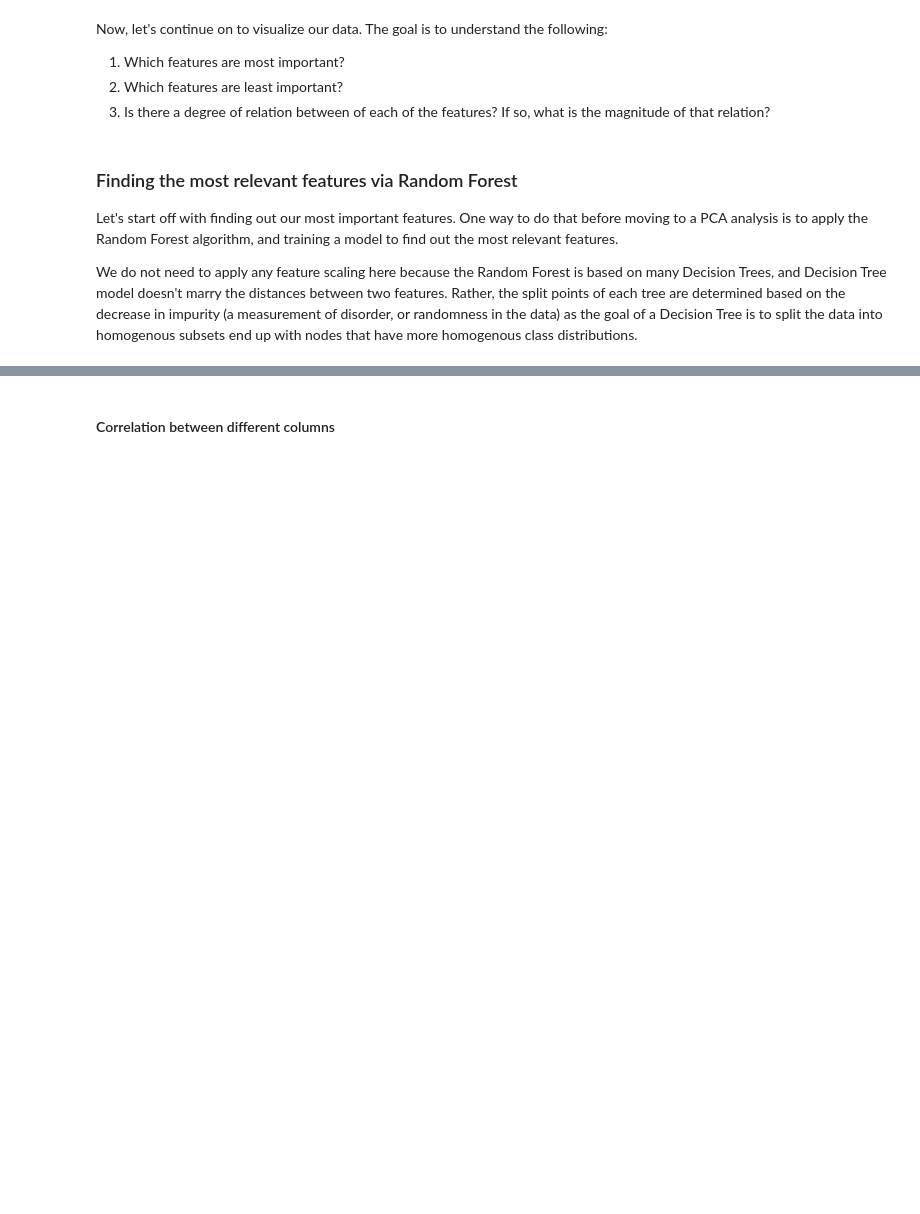
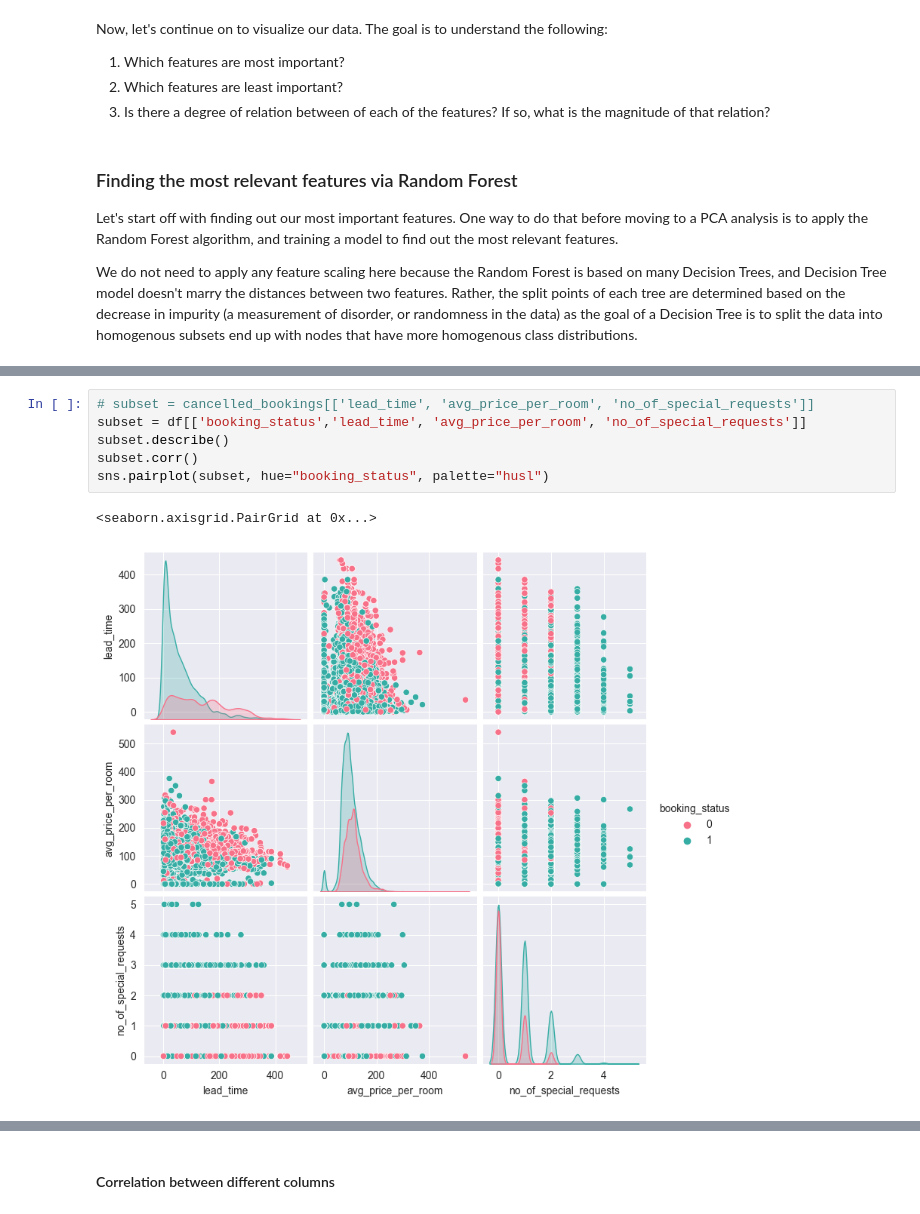
Before and after one commit to cwali09/ML-Lab-1, a Jupyter notebook: main.ipynb, the cells around one changed output, grey strips where cells are left out. Drawn from its saved outputs; the diff is of its cells as text; blank space fills up the shorter version.

```diff
--- a/main.ipynb
+++ b/main.ipynb
@@ -318,0 +431,9 @@ The average lead time for fulfilled bookings is: 58.948850574712644
+# %%
+# subset = cancelled_bookings[['lead_time', 'avg_price_per_room', 'no_of_special_requests']]
+subset = df[['booking_status','lead_time', 'avg_price_per_room', 'no_of_special_requests']]
+subset.describe()
+subset.corr()
+sns.pairplot(subset, hue="booking_status", palette="husl")
+# %% [output]
+<seaborn.axisgrid.PairGrid at 0x...>
+[figure, added]
```
Also changed, not shown: parts of 31 cells of this notebook.
